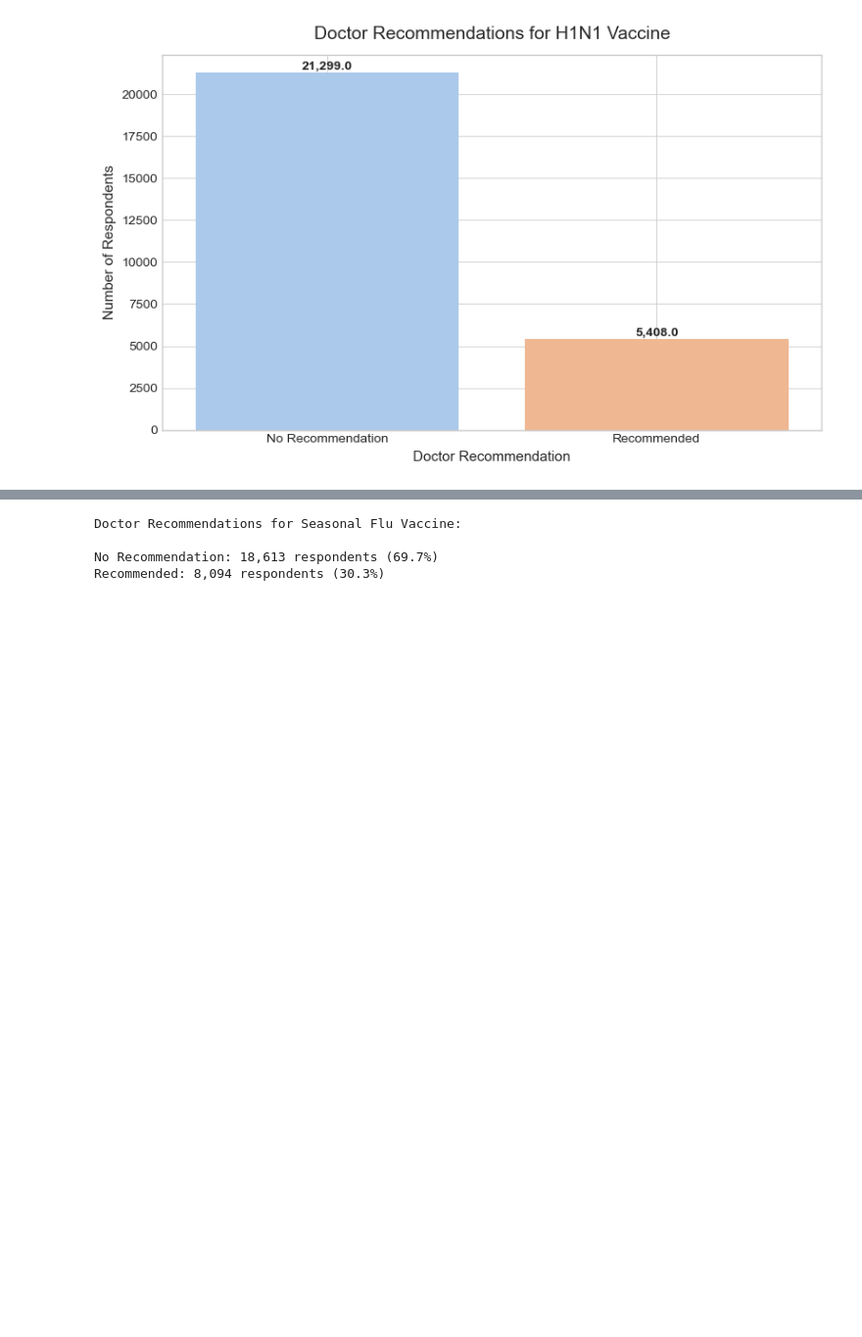
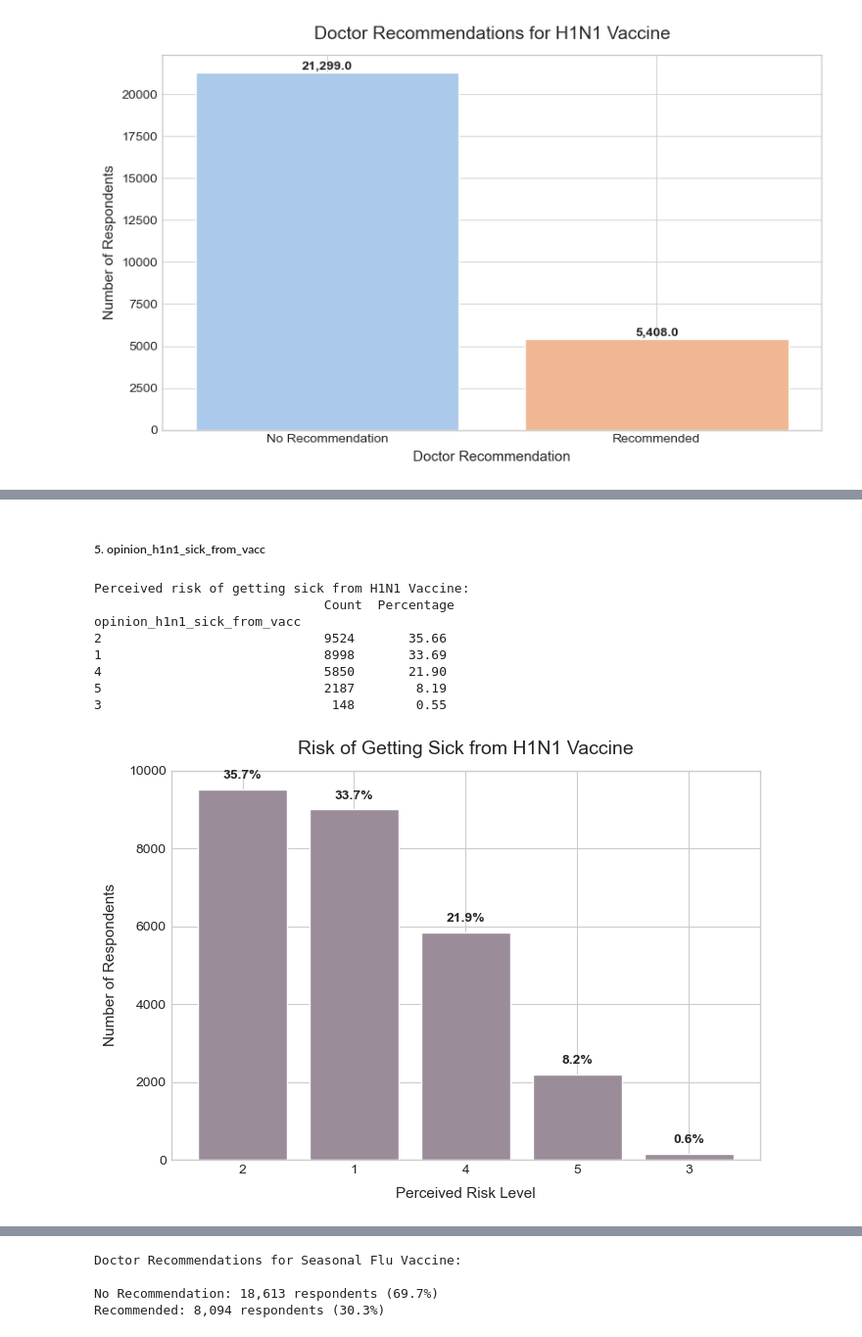
Before and after one commit to Vain-Guy/Predicting-H1N1-and-Seasonal-Flu-Vaccines, a Jupyter notebook: index.ipynb, the cells around one changed output, grey strips where cells are left out. Shown at 98% size. Saved outputs shown, nothing was run; the diff lists cells and outputs as text; code cells hidden in the pictures; blank space fills up the shorter version.

```diff
--- a/index.ipynb
+++ b/index.ipynb
@@ -910,0 +1102,55 @@ This suggests that doctor guidance was limited, and the relatively small proport
+# %% [markdown]
+##### 5. opinion_h1n1_sick_from_vacc
+# %%
+# Work on a copy
+df_h1n1_sick = train_data.copy()
+
+# Make variable datatype to int
+df_h1n1_sick['opinion_h1n1_sick_from_vacc'] = df_h1n1_sick['opinion_h1n1_sick_from_vacc'].astype(int)
+
+# Get value counts and percentages
+counts = df_h1n1_sick['opinion_h1n1_sick_from_vacc'].value_counts()
+percentages = df_h1n1_sick['opinion_h1n1_sick_from_vacc'].value_counts(normalize=True) * 100
+
+# Combine into a single DataFrame
+summary = pd.DataFrame({
+    "Count": counts,
+    "Percentage": percentages.round(2)
+})
+
+print("Perceived risk of getting sick from H1N1 Vaccine:\n", summary)
+
+# Visualize distribution
+fig, ax = plt.subplots(figsize=(7, 5))
+
+bars = ax.bar(
+    counts.index.astype(str),
+    counts.values,
+    color="#9A8C98",
+    edgecolor="white"
+)
+
+# Add labels
+ax.set_title("Risk of Getting Sick from H1N1 Vaccine", fontsize=14, pad=12)
+ax.set_xlabel("Perceived Risk Level", fontsize=11, labelpad=8)
+ax.set_ylabel("Number of Respondents", fontsize=11, labelpad=8)
+
+# Add value labels on top of bars
+for bar, pct in zip(bars, percentages.values):
+    height = bar.get_height()
+    ax.text(bar.get_x() + bar.get_width()/2, height + 200, f"{pct:.1f}%",
+            ha="center", va="bottom", fontsize=10, fontweight="semibold")
+
+# Tighten it all up
+plt.tight_layout()
+plt.show()
+# %% [output]
+Perceived risk of getting sick from H1N1 Vaccine:
+                              Count  Percentage
+opinion_h1n1_sick_from_vacc
+2                             9524       35.66
+1                             8998       33.69
+4                             5850       21.90
+5                             2187        8.19
+3                              148        0.55
+[figure, added]
```
Also changed, not shown: parts of 19 cells of this notebook.
